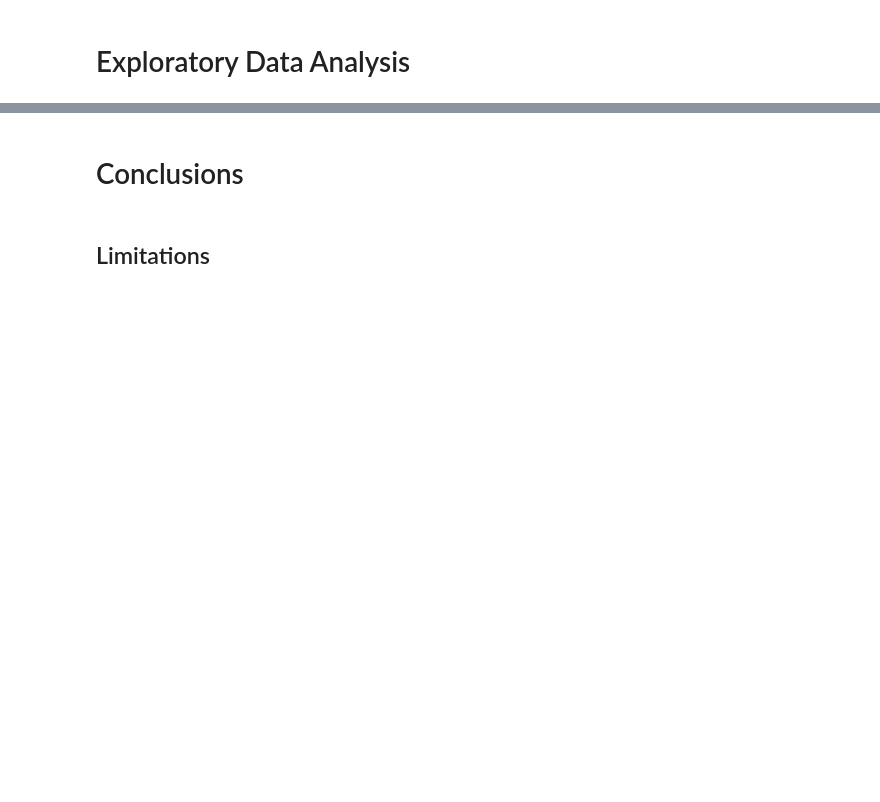
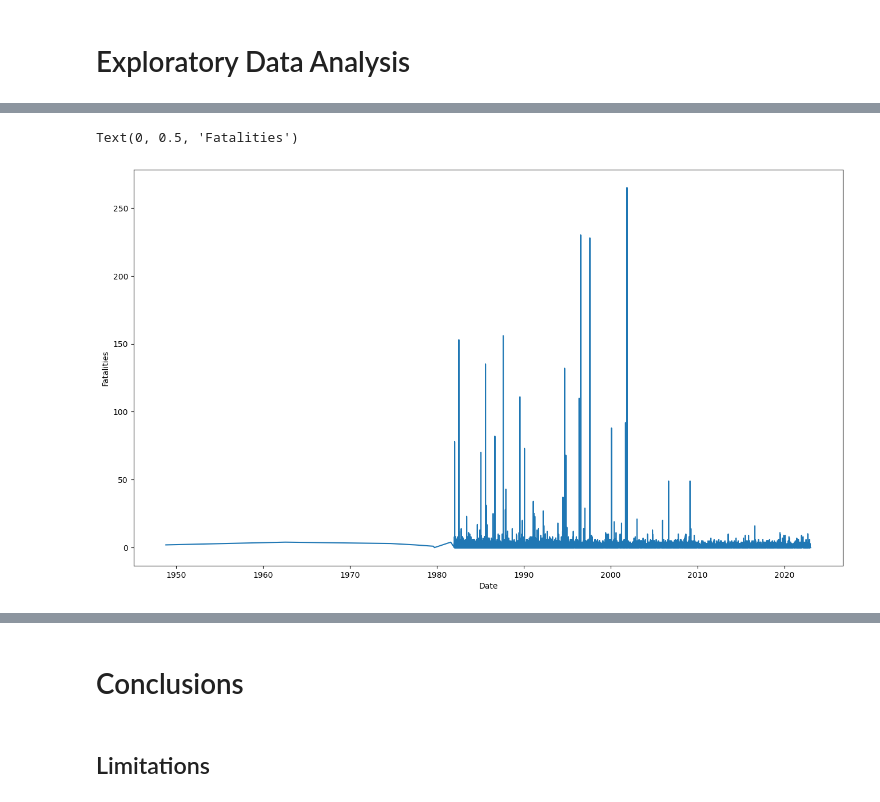
Before and after one commit to hannahdallas/aviation_strategy, a Jupyter notebook: notebook.ipynb, the cells around one changed output, grey strips where cells are left out. Drawn from its saved outputs; the diff is of its cells as text; code cells hidden in the pictures; blank space fills up the shorter version.

```diff
--- a/notebook.ipynb
+++ b/notebook.ipynb
@@ -224,4 +223,4 @@ Let's drop all columns with over 30% null or missing data. Here are the columns
 # %%
 #Drop columns with too many missing values or irrevlant to our business question
-dropped_columns=['Schedule', 'Air.carrier', 'Longitude','Latitude','Registration.Number','Purpose.of.flight','Publication.Date', 'Airport.Code','Airport.Name','Aircraft.Category', 'FAR.Description']
+dropped_columns=['Schedule', 'Air.carrier', 'Longitude','Latitude','Registration.Number','Purpose.of.flight','Publication.Date', 'Airport.Code','Airport.Name', 'FAR.Description']
 df=df.drop(dropped_columns, axis=1)
@@ -518,0 +513,4 @@ Name: count, dtype: int64
+# %%
+#Create new column for total passengers on each flight
+df['Total_Passengers']=df['Fatal_Injuries']+df['Serious_Injuries']+df['Minor_Injuries']+df['Uninjured']
+df['Fatality_Rate']=df['Fatal_Injuries']/df['Total_Passengers']
@@ -545,0 +588,9 @@ import seaborn as sns
+# %%
+#Fatal Injuries by Year
+fig,ax=plt.subplots(figsize=(16,9))
+ax.plot(df['Date'], df['Fatal_Injuries'])
+ax.set_xlabel('Date')
+ax.set_ylabel('Fatalities')
+# %% [output]
+Text(0, 0.5, 'Fatalities')
+[figure, added]
```
Also changed, not shown: parts of 43 cells of this notebook.
